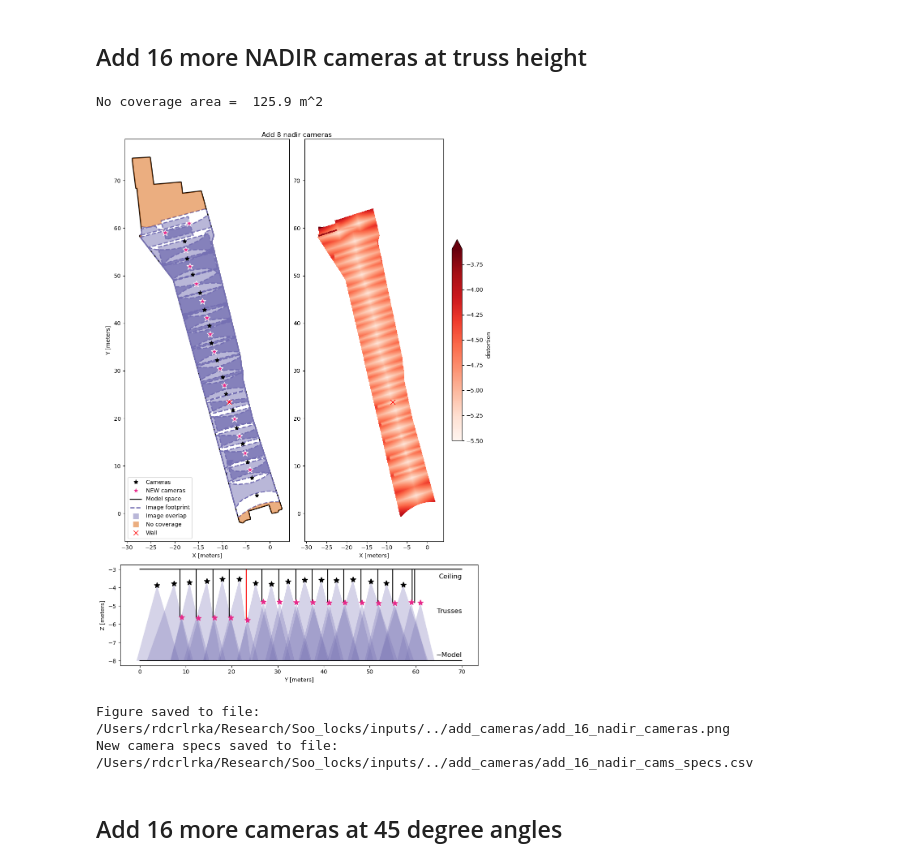
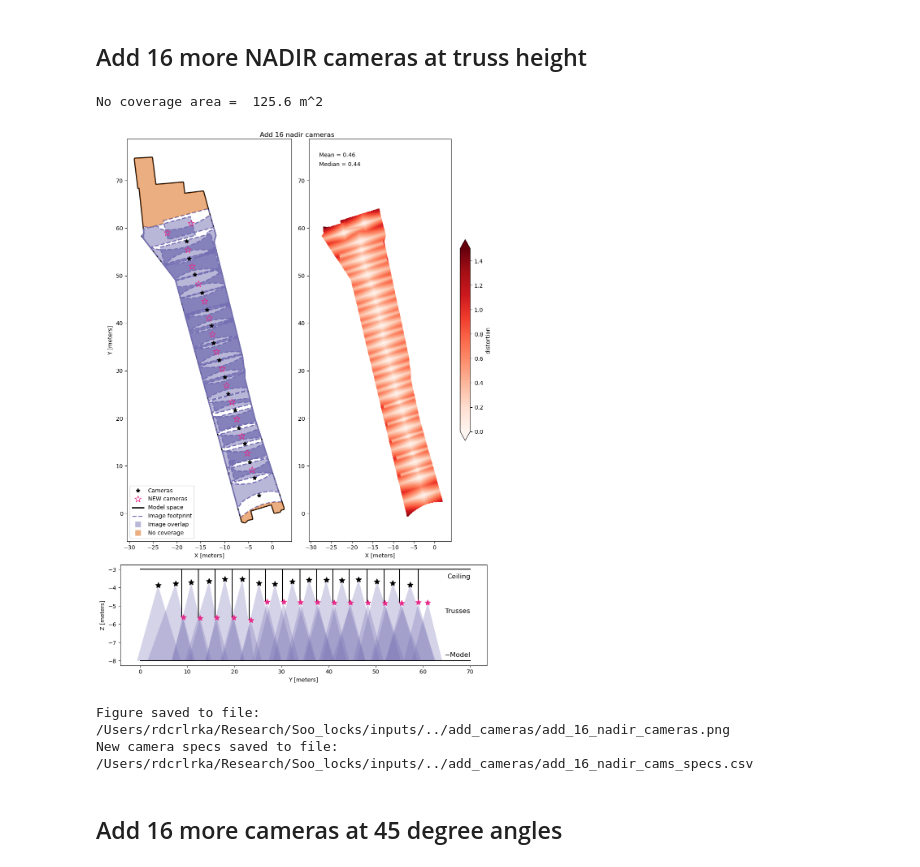
Before and after one commit to RaineyAbe/soo_locks_photogrammetry, a Jupyter notebook: camera_calibration/model_camera_coverage.ipynb, the cells around one changed output. Cells and saved outputs as stored; diff of their text form; code cells hidden in the pictures.

```diff
--- a/camera_calibration/model_camera_coverage.ipynb
+++ b/camera_calibration/model_camera_coverage.ipynb
@@ -528,21 +30,21 @@ def save_specs_los(bounds_new, cams_new, out_file, fov_h=120, fov_v=65):
 ## Calculate current camera coverage
 # %%
 print('Creating polygon of model space')
-model_space_gdf = calculate_image_footprint(refdem_file)
+model_space_gdf = utils.calculate_image_footprint(refdem_file)
 
 print('Calculating image footprints')
 gdf_list = []
 for ortho_file in tqdm(ortho_files):
-    gdf = calculate_image_footprint(ortho_file)
+    gdf = utils.calculate_image_footprint(ortho_file)
     gdf_list += [gdf]
 bounds_df = pd.concat(gdf_list).reset_index(drop=True)
 bounds_gdf = gpd.GeoDataFrame(bounds_df, geometry=bounds_df['geometry'], crs=gdf.crs)
 
 print('Calculating overlap areas')
-overlap_gdf = calculate_image_overlap(bounds_gdf)
+overlap_gdf = utils.calculate_image_overlap(bounds_gdf)
 
 print('Calculating area with no coverage')
-no_coverage = calculate_no_coverage(model_space_gdf, bounds_gdf)
+no_coverage = utils.calculate_no_coverage(model_space_gdf, bounds_gdf)
 print('Done')
 # %% [output]
 Creating polygon of model space
@@ -891,28 +394,35 @@ New camera specs saved to file: /Users/rdcrlrka/Research/Soo_locks/inputs/../add
 # %% [markdown]
 ## Add 16 more NADIR cameras at truss height
 # %%
+# 2 northern cameras
 new_coords = np.array([
     (-22, 59, rh.loc[rh['Label']=='North 1', 'Z-Value - 15cm'].values[0]),
-    (-17, 61, rh.loc[rh['Label']=='North 2', 'Z-Value - 15cm'].values[0]),
-    np.append(np.array(get_coords_between_cams('ch02', 'ch03')), rh.loc[rh['Label']=='ch02-ch03', 'Z-Value - 15cm'].values[0]),
-    np.append(np.array(get_coords_between_cams('ch03', 'ch04')), rh.loc[rh['Label']=='ch03-ch04', 'Z-Value - 15cm'].values[0]),
-    np.append(np.array(get_coords_between_cams('ch04', 'ch05')), rh.loc[rh['Label']=='ch04-ch05', 'Z-Value - 15cm'].values[0]),
-    np.append(np.array(get_coords_between_cams('ch05', 'ch06')), rh.loc[rh['Label']=='ch05-ch06', 'Z-Value - 15cm'].values[0]),
-    np.append(np.array(get_coords_between_cams('ch06', 'ch07')), rh.loc[rh['Label']=='ch06-ch07', 'Z-Value - 15cm'].values[0]),
-    np.append(np.array(get_coords_between_cams('ch07', 'ch08')), rh.loc[rh['Label']=='ch07-ch08', 'Z-Value - 15cm'].values[0]),
-    np.append(np.array(get_coords_between_cams('ch08', 'ch09')), rh.loc[rh['Label']=='ch08-ch09', 'Z-Value - 15cm'].values[0]),
-    np.append(np.array(get_coords_between_cams('ch09', 'ch10')), rh.loc[rh['Label']=='ch09-ch10', 'Z-Value - 15cm'].values[0]),
-    np.append(np.array(get_coords_between_cams('ch10', 'ch11')), rh.loc[rh['Label']=='ch10-ch11', 'Z-Value - 15cm'].values[0]),
-    np.append(np.array(get_coords_between_cams('ch11', 'ch12')), rh.loc[rh['Label']=='ch11-ch12', 'Z-Value - 15cm'].values[0]),
-    np.append(np.array(get_coords_between_cams('ch12', 'ch13')), rh.loc[rh['Label']=='ch12-ch13', 'Z-Value - 15cm'].values[0]),
-    np.append(np.array(get_coords_between_cams('ch13', 'ch14')), rh.loc[rh['Label']=='ch13-ch14', 'Z-Value - 15cm'].values[0]),
-    np.append(np.array(get_coords_between_cams('ch14', 'ch15')), rh.loc[rh['Label']=='ch14-ch15', 'Z-Value - 15cm'].values[0]),
-    np.append(np.array(get_coords_between_cams('ch15', 'ch16')), rh.loc[rh['Label']=='ch15-ch16', 'Z-Value - 15cm'].values[0])
+    (-17, 61, rh.loc[rh['Label']=='North 2', 'Z-Value - 15cm'].values[0])
 ])
+# 14 others between
+for ch1, ch2 in [
+    ('ch02', 'ch03'),
+    ('ch03', 'ch04'),
+    ('ch04', 'ch05'),
+    ('ch05', 'ch06'),
+    ('ch06', 'ch07'),
+    ('ch07', 'ch08'),
+    ('ch08', 'ch09'),
+    ('ch09', 'ch10'),
+    ('ch10', 'ch11'),
+    ('ch11', 'ch12'),
+    ('ch12', 'ch13'),
+    ('ch13', 'ch14'),
+    ('ch14', 'ch15'),
+    ('ch15', 'ch16')
+    ]:
+    X, Y = np.array(utils.get_coords_between_cams(ch1, ch2, cams))
+    Z = rh.loc[rh['Label']==f'{ch1}-{ch2}', 'Z-Value - 15cm'].values[0]
+    new_coords = np.append(new_coords, np.array([[X,Y,Z]]), axis=0)
 
 (cams_new, cams_new_full, bounds_new_gdf,
  bounds_new_full_gdf, overlap_new_gdf,
- no_coverage_new_full) = calculate_specs_from_new_coords(
+ no_coverage_new_full) = utils.calculate_specs_from_new_coords(
      new_coords = new_coords,
      cams = cams,
      bounds = bounds_gdf,
@@ -931,49 +441,50 @@ ax = [
     fig.add_subplot(gs[1,:])
     ]
 # plot model coverage
-plot_model_coverage(ax[0], model_space_gdf, bounds_new_full_gdf, overlap_new_gdf, cams_new_full, no_coverage_new_full)
+utils.plot_model_coverage(ax[0], model_space_gdf, bounds_new_full_gdf, overlap_new_gdf, cams_new_full, no_coverage_new_full)
 
 # plot vertical view
-plot_vertical_view(ax[2], trusses_gdf, cams, cams_new = cams_new, bounds = bounds_gdf, bounds_new = bounds_new_gdf)
+utils.plot_vertical_view(ax[2], trusses_gdf, cams, cams_new = cams_new, bounds = bounds_gdf, bounds_new = bounds_new_gdf)
 
 # plot relative distortion
-distortion_map = create_distortion_map(
+distortion_map = utils.create_distortion_map(
     cams_gdf = cams_new_full,
     footprints_gdf = bounds_new_full_gdf,
     yaw_series = 15 * np.ones(len(cams_new_full)),
     pitch_series = np.zeros(len(cams_new_full)),
     roll_series = np.zeros(len(cams_new_full)),
     fov_h_deg = fov_h,
     fov_v_deg = fov_v,
     model_space = model_space_gdf
 )
-distortion_map.plot(ax=ax[1], cmap='Reds', vmin=-5.5, vmax=-3.6, cbar_kwargs={'shrink': 0.5})
+# add the minimum value
+distortion_map += 5.297444280721465
+distortion_map.plot(ax=ax[1], cmap='Reds', vmin=0, vmax=1.5, cbar_kwargs={'shrink': 0.5})
+# print distortion stats
+ax[1].text(-28, 75, f"Mean = {np.round(distortion_map.mean().data, 2)}")
+ax[1].text(-28, 73, f"Median = {np.round(distortion_map.median().data, 2)}")
 ax[1].set_xlim(ax[0].get_xlim())
 ax[1].set_ylim(ax[0].get_ylim())
 ax[1].set_xlabel('X [meters]')
 ax[1].set_ylabel('')
 ax[1].set_title('')
-# plot the wall location
-xcoord, ycoord = get_coords_between_cams('ch06', 'ch07')
-for axis in ax[0:2]:
-    axis.plot(xcoord, ycoord, 'xr', markersize=8, linewidth=2, label='Wall')
 ax[0].legend(loc='lower left')
 
-fig.suptitle('Add 8 nadir cameras')
+fig.suptitle('Add 16 nadir cameras')
 fig.tight_layout()
 plt.show()
 
 # Save figure
 fig_file = os.path.join(output_folder, 'add_16_nadir_cameras.png')
 fig.savefig(fig_file, dpi=300, bbox_inches='tight')
 print('Figure saved to file:', fig_file)
 
 # Save new specs
 out_file = os.path.join(output_folder, 'add_16_nadir_cams_specs.csv')
-save_specs_los(bounds_new_gdf, cams_new, out_file, fov_h=fov_h, fov_v=fov_v)
+utils.save_specs_los(bounds_new_gdf, cams_new=cams_new, cams=cams, out_file=out_file, fov_h=fov_h, fov_v=fov_v)
 # %% [output]
-No coverage area =  125.9 m^2
+No coverage area =  125.6 m^2
-[figure, old version]
+[figure, new version]
 Figure saved to file: /Users/rdcrlrka/Research/Soo_locks/inputs/../add_cameras/add_16_nadir_cameras.png
 New camera specs saved to file: /Users/rdcrlrka/Research/Soo_locks/inputs/../add_cameras/add_16_nadir_cams_specs.csv
 # %% [markdown]
```
Also changed, not shown: parts of 10 cells of this notebook, 1 other file.
